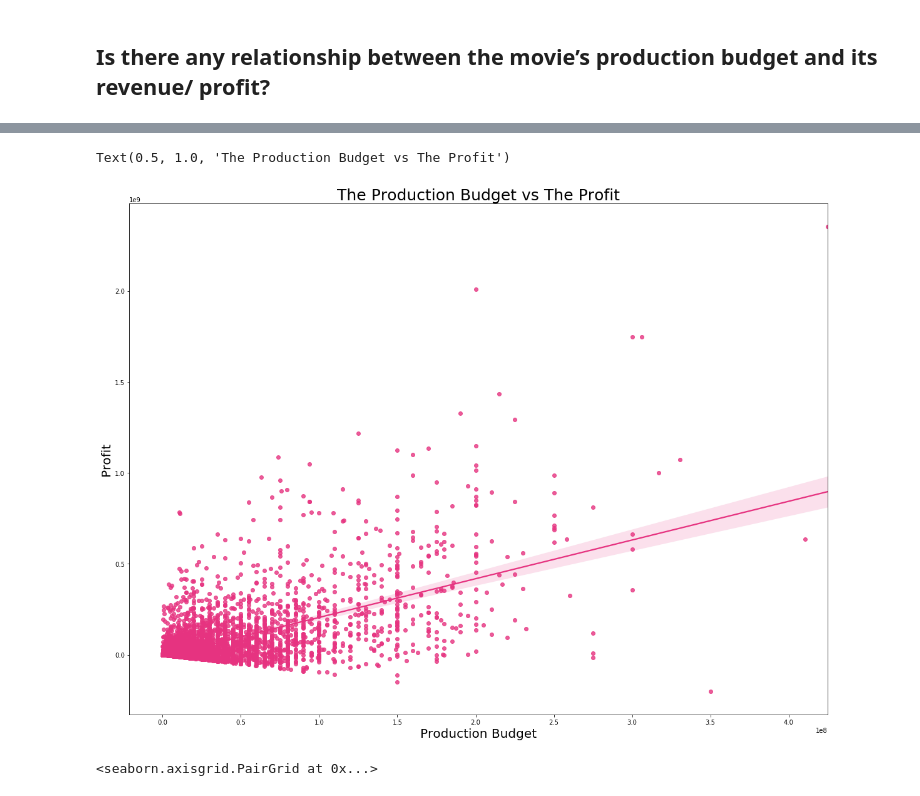
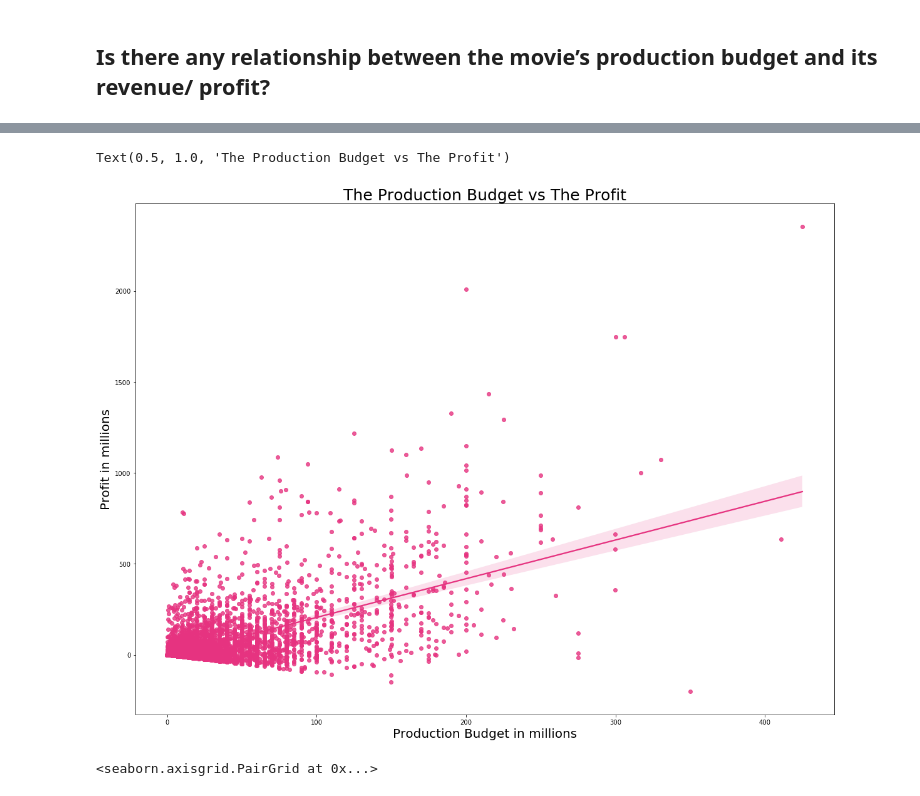
Before and after one commit to HudaKas/Microsoft-Movie-Analysis, a Jupyter notebook: Analysis notebook.ipynb, the cells around one changed output, grey strips where cells are left out. Cells and saved outputs as stored; diff of their text form; code cells hidden in the pictures.

```diff
--- a/Analysis notebook.ipynb
+++ b/Analysis notebook.ipynb
@@ -378,13 +289,14 @@ Text(0.5, 1.0, 'The Production Budget vs Worldwide Gross')
 # %%
 fig_dims = (20, 15)
 fig, ax = plt.subplots(figsize=fig_dims)
-sns.regplot(data=df00, x="production_budget", y="profit", color= (0.9, 0.2, 0.5, 0.2),ax=ax,x_jitter=0.05)
-plt.xlabel('Production Budget',fontsize=20)
-plt.ylabel('Profit',fontsize=20)
+sns.regplot(data=df00, x=df00["production_budget"]/1000000, y=df00["profit"]/1000000,
+            color= (0.9, 0.2, 0.5, 0.2),ax=ax,x_jitter=0.05)
+plt.xlabel('Production Budget in millions',fontsize=20)
+plt.ylabel('Profit in millions',fontsize=20)
 plt.title("The Production Budget vs The Profit", fontsize=25)
 # %% [output]
 Text(0.5, 1.0, 'The Production Budget vs The Profit')
-[figure, old version]
+[figure, new version]
 # %%
 sns.pairplot(df00)
 # %% [output]
```
Also changed, not shown: parts of 33 cells of this notebook, 2 other files.
